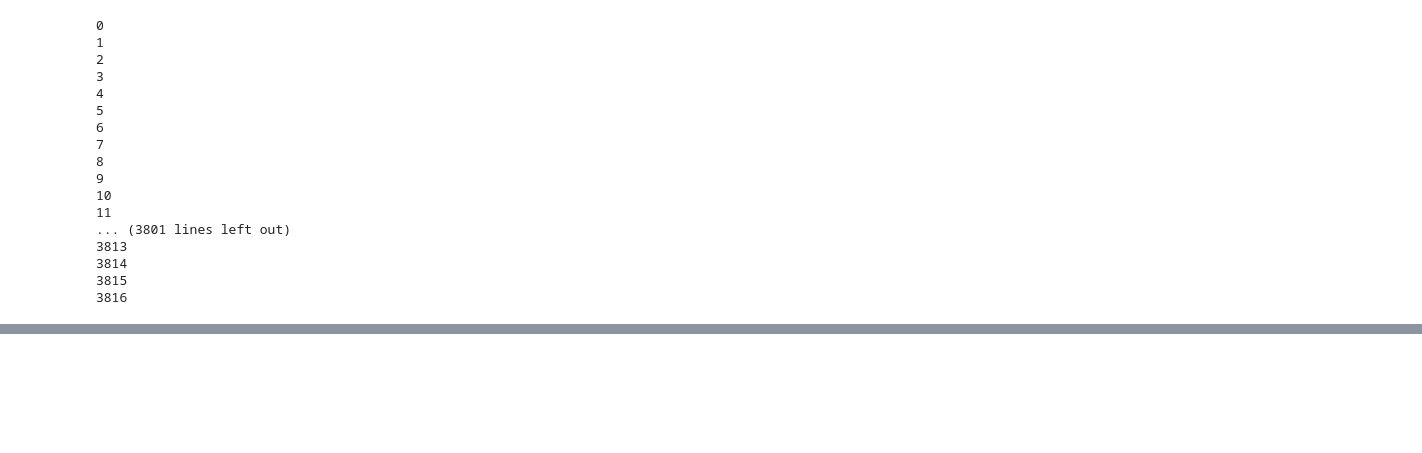
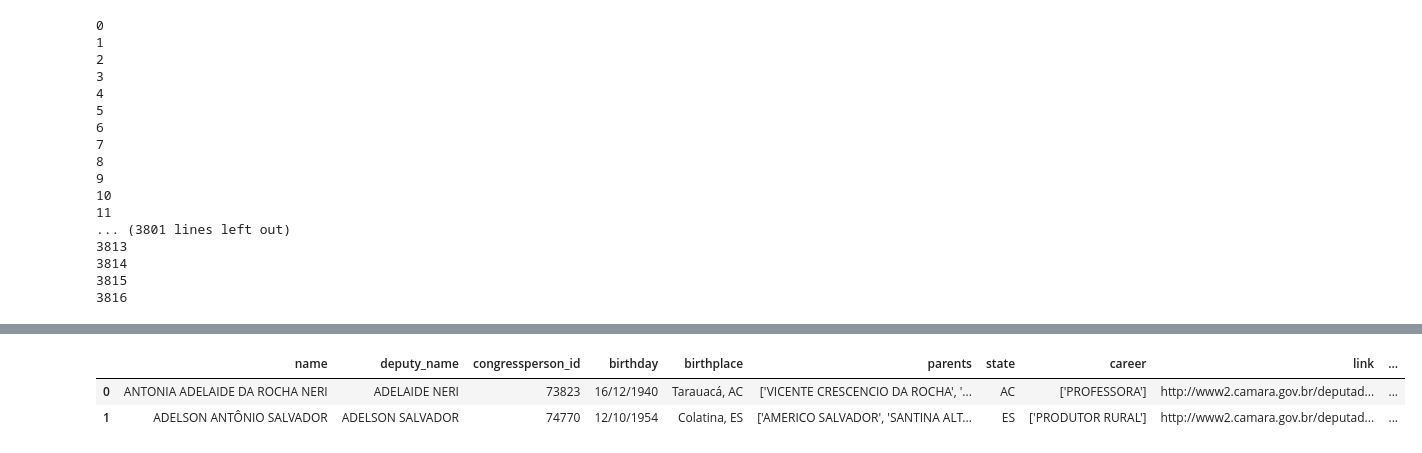
Before and after one commit to okfn-brasil/perfil-politico, a Jupyter notebook: notebooks/02-Deputy-Biography.ipynb, the cells around one changed output, grey strips where cells are left out. Cells and saved outputs as stored; diff of their text form; code cells hidden in the pictures; blank space fills up the shorter version.

```diff
--- a/notebooks/02-Deputy-Biography.ipynb
+++ b/notebooks/02-Deputy-Biography.ipynb
@@ -276,2 +274,5 @@ df_uniques = df.drop_duplicates(subset='congressperson_id', keep='last')
+# %%
+df = pd.read_csv('/mnt/data/deputy_personal_info_biography.csv')
+df.drop(['congressperson_name', 'twitter_profile', 'secondary_twitter_profile', 'facebook_page'], axis=1, inplace=True)
 # %%
 df_uniques.to_csv('/mnt/data/deputy_personal_info_biography.csv', index=False)
@@ -277,0 +281,6 @@ df_uniques.to_csv('/mnt/data/deputy_personal_info_biography.csv', index=False)
+# %%
+df.head(2)
+# %% [output]
+|  | name | deputy_name | congressperson_id | birthday | birthplace | parents | state | career | link | ... |
+| 0 | ANTONIA ADELAIDE DA ROCHA NERI | ADELAIDE NERI | 73823 | 16/12/1940 | Tarauacá, AC | ['VICENTE CRESCENCIO DA ROCHA', '... | AC | ['PROFESSORA'] | http://www2.camara.gov.br/deputad... | ... |
+| 1 | ADELSON ANTÔNIO SALVADOR | ADELSON SALVADOR | 74770 | 12/10/1954 | Colatina, ES | ['AMERICO SALVADOR', 'SANTINA ALT... | ES | ['PRODUTOR RURAL'] | http://www2.camara.gov.br/deputad... | ... |
```
Also changed, not shown: parts of 9 cells of this notebook.
